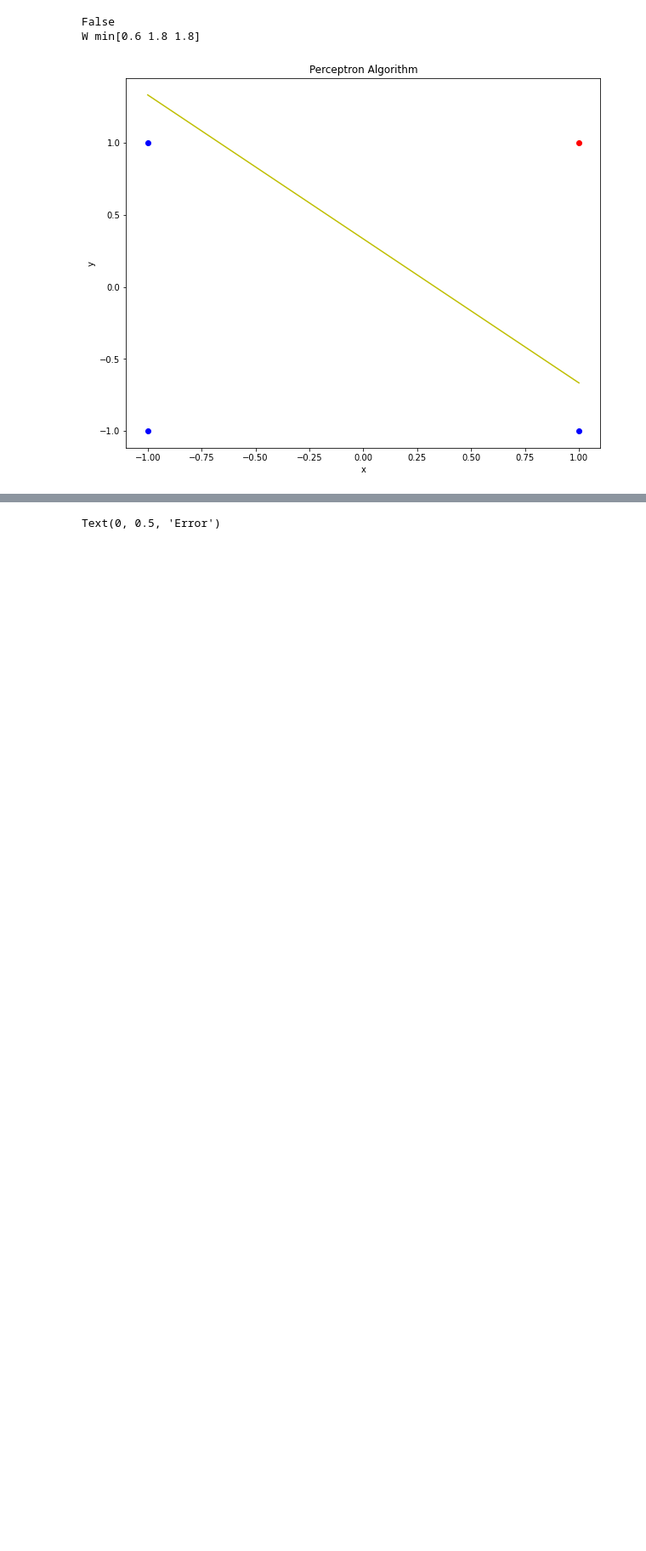
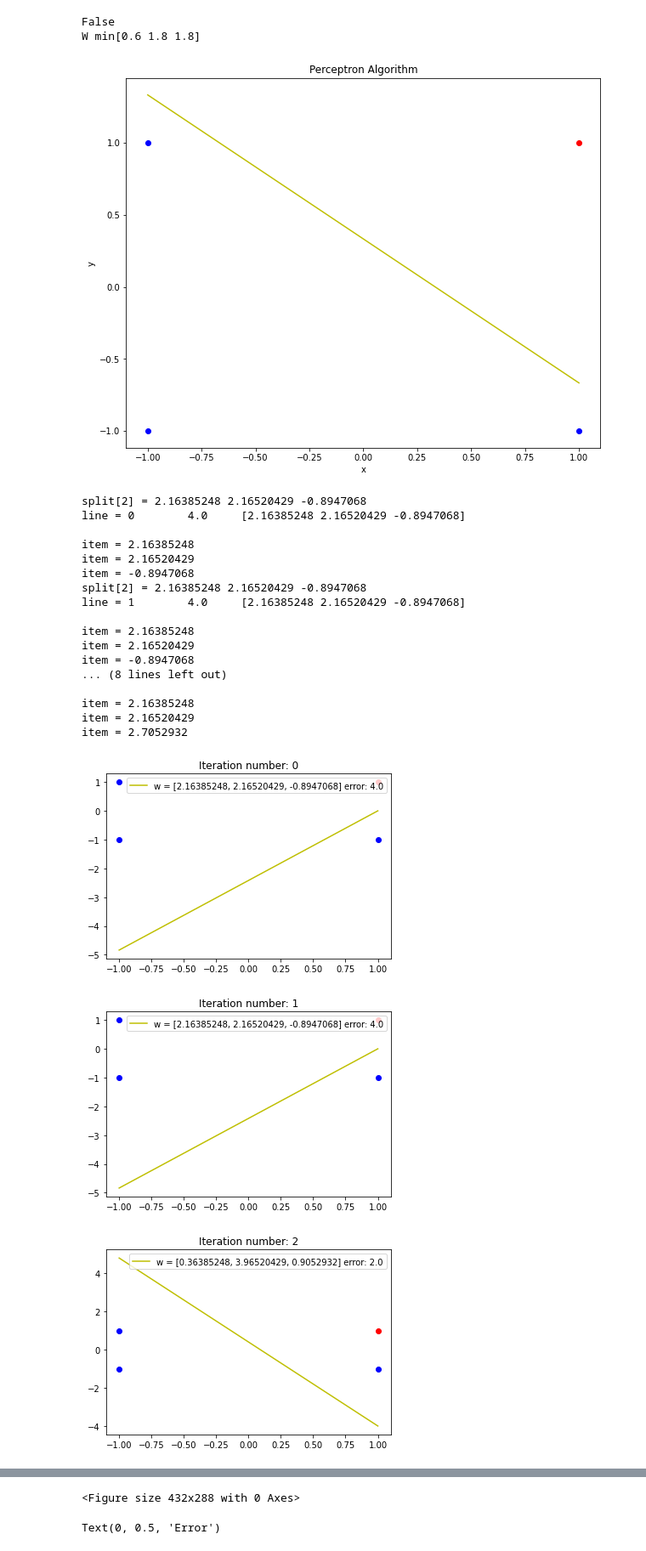
Before and after one commit to camilaborinsky/SIA-tps, a Jupyter notebook: TP3/results_1.ipynb, the cells around one changed output, grey strips where cells are left out. Shown at 85% size. Saved outputs shown, nothing was run; the diff lists cells and outputs as text; code cells hidden in the pictures; blank space fills up the shorter version.

```diff
--- a/TP3/results_1.ipynb
+++ b/TP3/results_1.ipynb
@@ -26,3 +27,26 @@ main.plot_decision_boundary(training_set, w_min, expected_output)
 False
 W min[0.6 1.8 1.8]
 [figure]
+# %%
+graphing.w_evolution()
+# %% [output]
+split[2] = 2.16385248 2.16520429 -0.8947068
+line = 0        4.0     [2.16385248 2.16520429 -0.8947068]
+
+item = 2.16385248
+item = 2.16520429
+item = -0.8947068
+split[2] = 2.16385248 2.16520429 -0.8947068
+line = 1        4.0     [2.16385248 2.16520429 -0.8947068]
+
+item = 2.16385248
+item = 2.16520429
+item = -0.8947068
+... (8 lines left out)
+
+item = 2.16385248
+item = 2.16520429
+item = 2.7052932
+[figure, added]
+[figure, added]
+[figure, added]
@@ -29,3 +54,4 @@ W min[0.6 1.8 1.8]
+<Figure size 432x288 with 0 Axes>
 # %%
 iterations, errors = main.iteration_vs_error(results_file_path)
 plt.plot(iterations, errors)
```
Also changed, not shown: parts of 2 cells of this notebook, 8 other files.
